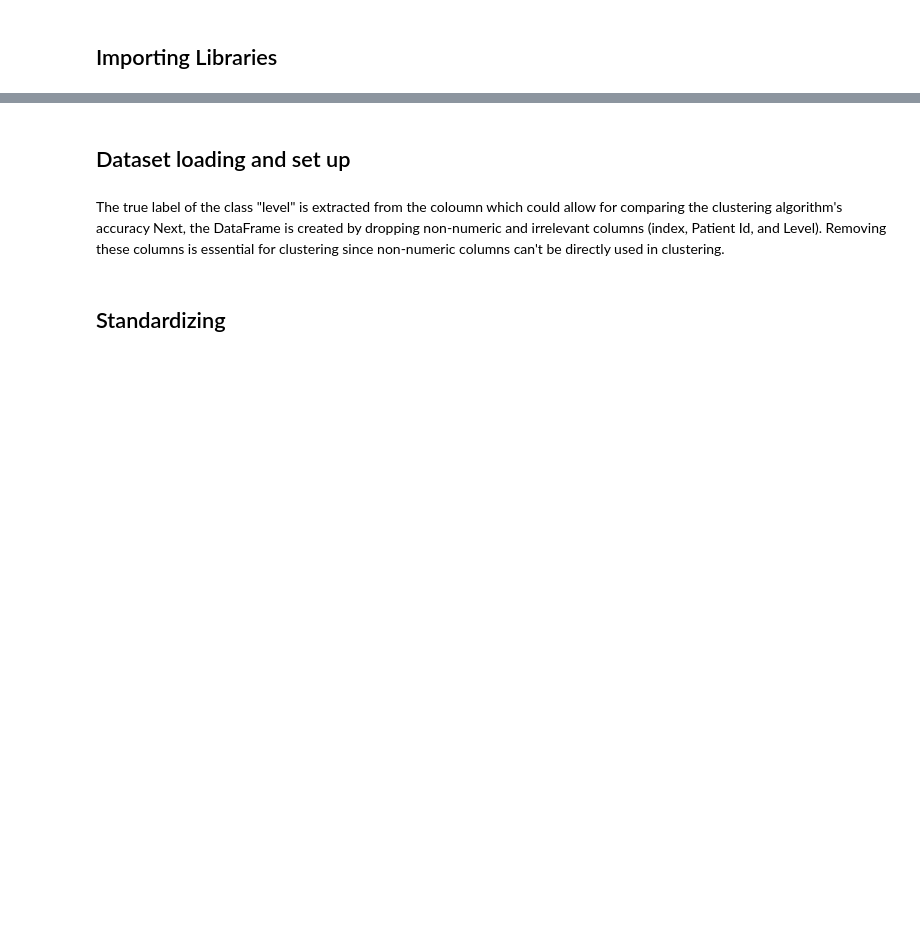
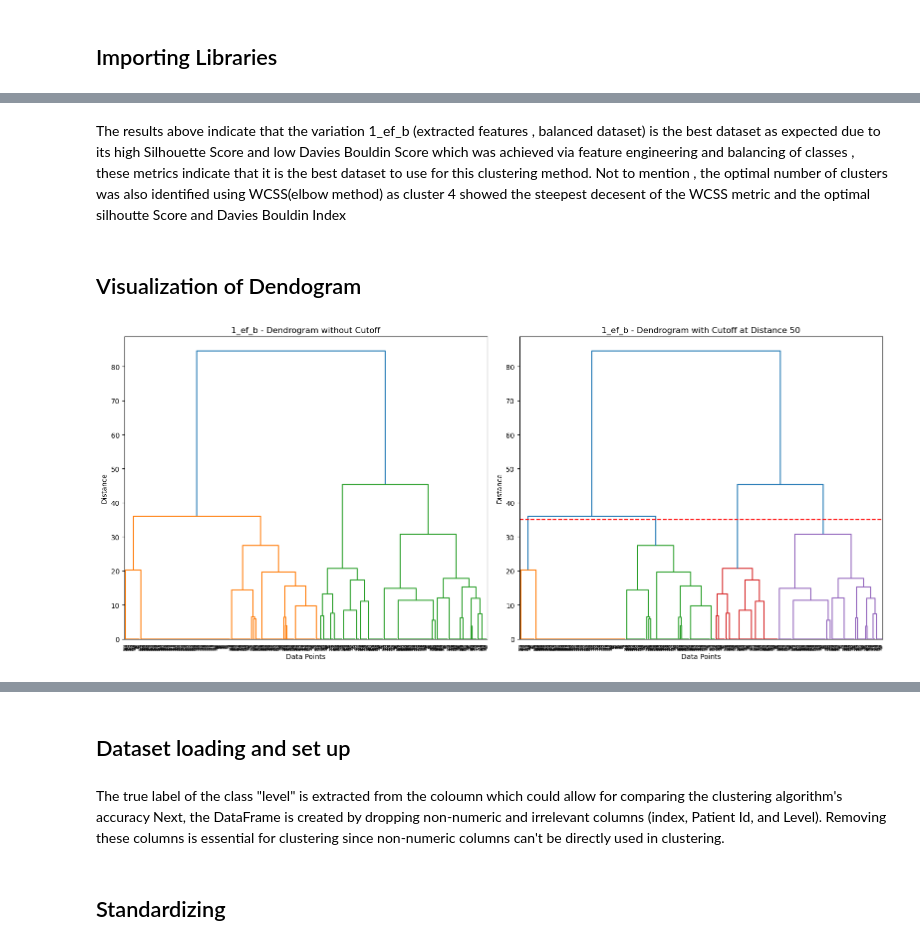
Before and after one commit to machine-learning-hwu-project/Dubai_UG_11, a Jupyter notebook: clustering/hierarchical clustering/Hierarchal_clustering.ipynb, the cells around one changed output, grey strips where cells are left out. Saved outputs shown, nothing was run; the diff lists cells and outputs as text; code cells hidden in the pictures; blank space fills up the shorter version.

```diff
--- a/clustering/hierarchical clustering/Hierarchal_clustering.ipynb
+++ b/clustering/hierarchical clustering/Hierarchal_clustering.ipynb
@@ -19,0 +125,33 @@ from sklearn.cluster import AgglomerativeClustering
+# %% [markdown]
+The results above indicate that the variation 1_ef_b (extracted features , balanced dataset) is the best dataset as expected due to its high Silhouette Score and low Davies Bouldin Score which was achieved via feature engineering and balancing of classes , these metrics indicate that it is the best dataset to use for this clustering method. Not to mention , the optimal number of clusters was also identified using WCSS(elbow method) as cluster 4 showed the steepest decesent of the WCSS metric and the optimal silhoutte Score and Davies Bouldin Index
+# %% [markdown]
+## Visualization of Dendogram
+# %%
+df_1_ef_b = pd.read_csv(file_paths['1_ef_b'])
+true_labels_1_ef_b = df_1_ef_b['LUNG_CANCER']
+df_numerical_1_ef_b = df_1_ef_b.drop(['LUNG_CANCER'], axis=1, errors='ignore')
+scaler = StandardScaler()
+df_scaled_1_ef_b = scaler.fit_transform(df_numerical_1_ef_b)
+linkage_matrix_1_ef_b = linkage(df_scaled_1_ef_b, method='ward')
+
+plt.figure(figsize=(16, 7))
+
+
+plt.subplot(1, 2, 1)
+dendrogram(linkage_matrix_1_ef_b)
+plt.title('1_ef_b - Dendrogram without Cutoff')
+plt.xlabel('Data Points')
+plt.ylabel('Distance')
+
+
+plt.subplot(1, 2, 2)
+dendrogram(linkage_matrix_1_ef_b, color_threshold=35)
+plt.axhline(y=35, color='r', linestyle='--')
+plt.title('1_ef_b - Dendrogram with Cutoff at Distance 50')
+plt.xlabel('Data Points')
+plt.ylabel('Distance')
+
+plt.tight_layout()
+plt.show()
+# %% [output]
+[figure, added]
```
Also changed, not shown: parts of 23 cells of this notebook, 2 other files.
